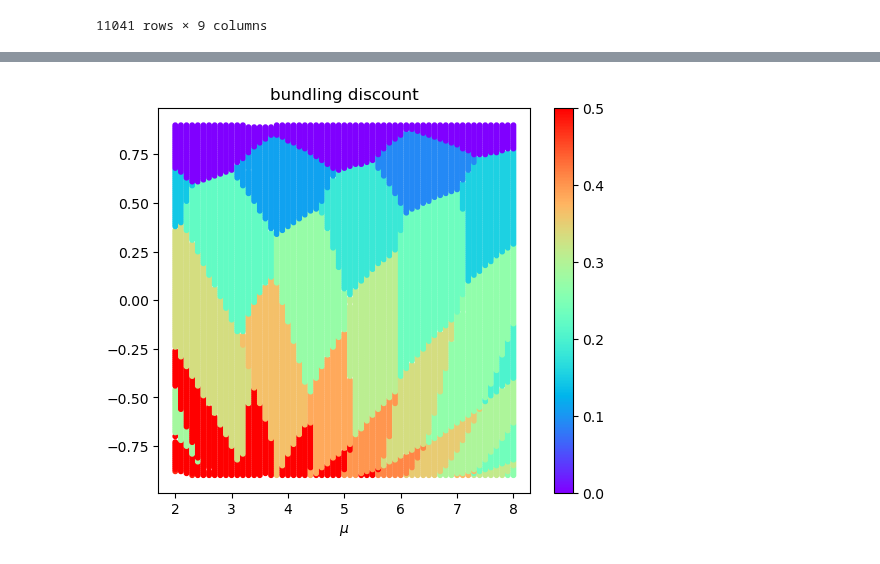
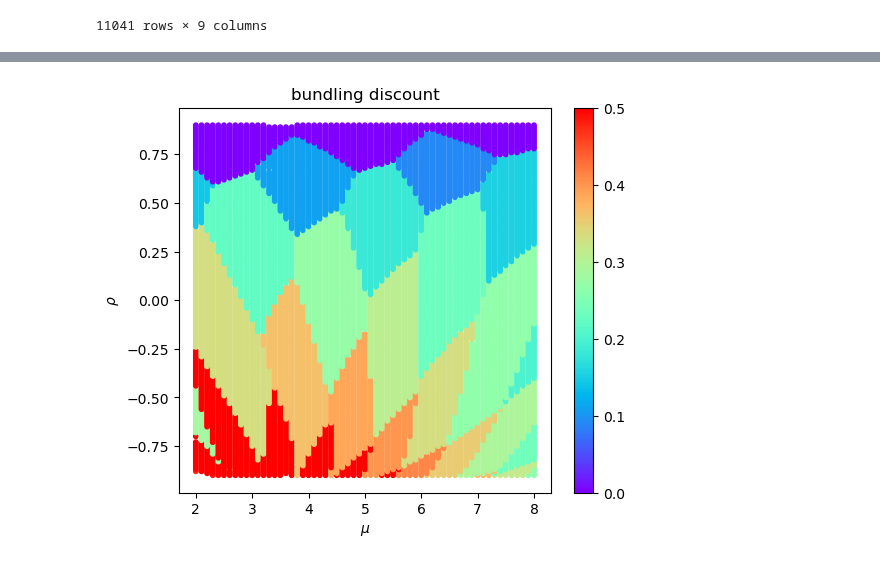
Before and after one commit to x-dupuis/screening-algo, a Jupyter notebook: examples/Schmalensee.ipynb, the cells around one changed output, grey strips where cells are left out. Cells and saved outputs as stored; diff of their text form; code cells hidden in the pictures.

```diff
--- a/examples/Schmalensee.ipynb
+++ b/examples/Schmalensee.ipynb
@@ -270,13 +270,13 @@ fig.savefig(path, bbox_inches="tight", pad_inches=0.05)
 # %%
 fig, ax = plt.subplots(figsize=(6,5),) # subplot_kw=dict(aspect='equal',))
 discount = ax.scatter(df_prices['mu'],df_prices['rho'], c = df_prices['D'], s=10, cmap='rainbow')
 _ = fig.colorbar(discount)
 _ = ax.set_title('bundling discount')
-_ = ax.set_xlabel(r'$\mu$'); _ = axs[0].set_ylabel(r'$\rho$')
-path = 'results/Schmalensee/bundling_discount_N'+str(model.N)
+_ = ax.set_xlabel(r'$\mu$'); _ = ax.set_ylabel(r'$\rho$')
+path = 'results/bundling_discount_N'+str(model.N)
 fig.savefig(path, bbox_inches="tight", pad_inches=0.05)
 # %% [output]
-[figure, old version]
+[figure, new version]
 # %%
 # df_prices = pd.read_excel('results/Schmalensee_N100_prices.xlsx', index_col=0)
 # df_prices
```
Also changed, not shown: parts of 3 cells of this notebook, 3 other files.
